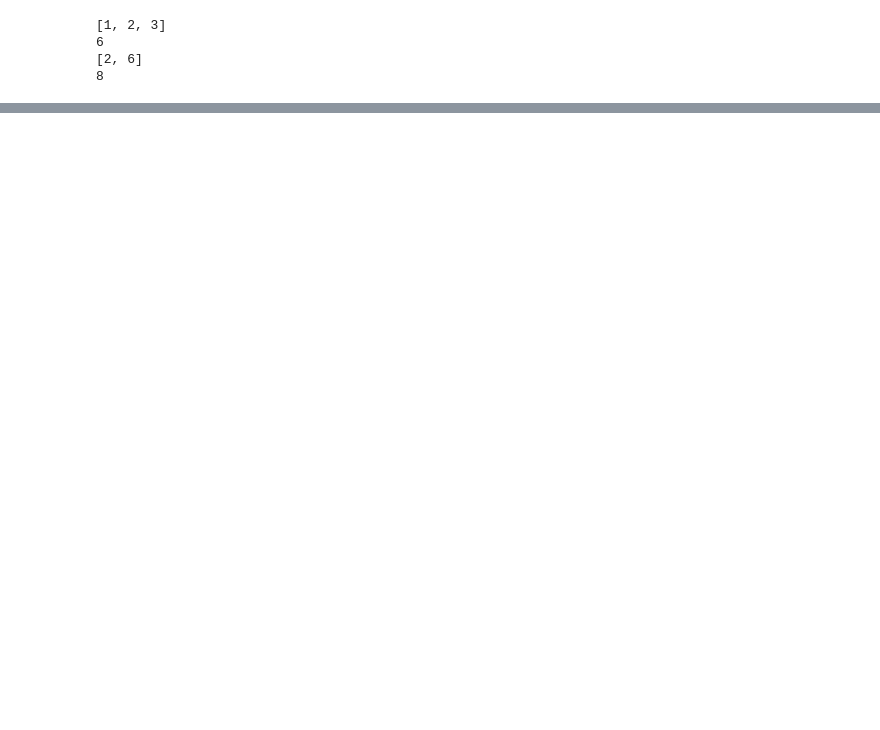
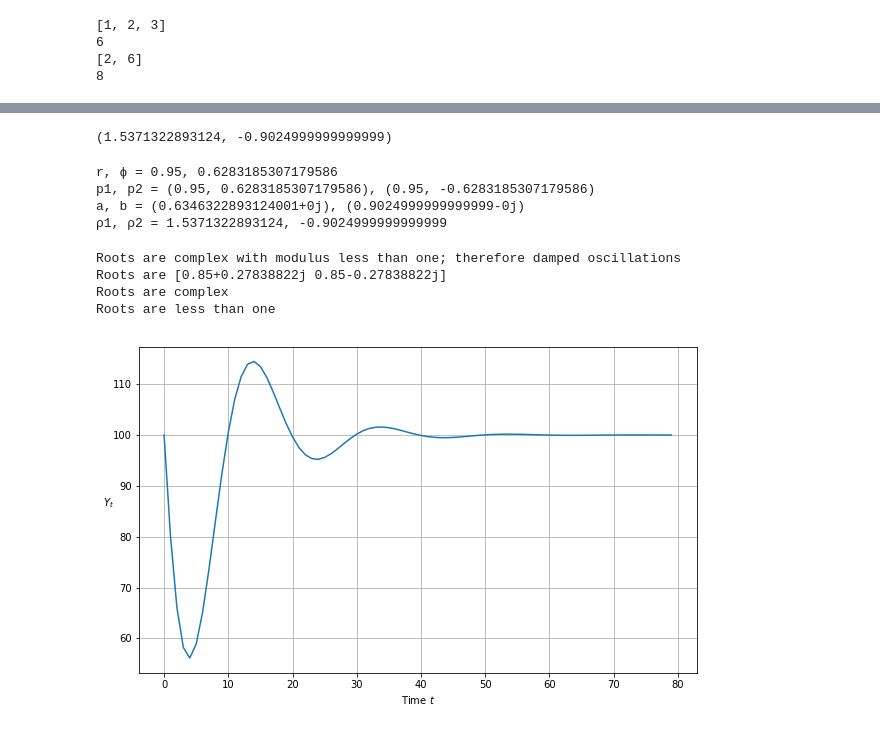
Before and after one commit to PanPip/QuantEcon_Tasks, a Jupyter notebook: Advanced_programming.ipynb, the cells around one changed output, grey strips where cells are left out. Cells and saved outputs as stored; diff of their text form; code cells hidden in the pictures; blank space fills up the shorter version.

```diff
--- a/Advanced_programming.ipynb
+++ b/Advanced_programming.ipynb
@@ -446,0 +663,78 @@ print(P(1))  # Evaluate the differentiated polynomial for the x=1
+# %%
+## Print the real components of ρ1 and ρ2
+
+ρ1 = ρ1.real
+ρ2 = ρ2.real
+
+ρ1, ρ2
+# %% [output]
+(1.5371322893124, -0.9024999999999999)
+# %%
+#Root finding using numpy
+
+r1, r2 = np.roots([1, -ρ1, -ρ2])
+
+p1 = cmath.polar(r1)
+p2 = cmath.polar(r2)
+
+print(f"r, ϕ = {r}, {ϕ}")
+print(f"p1, p2 = {p1}, {p2}")
+# print(f"g1, g2 = {g1}, {g2}")
+
+print(f"a, b = {a}, {b}")
+print(f"ρ1, ρ2 = {ρ1}, {ρ2}")
+# %% [output]
+r, ϕ = 0.95, 0.6283185307179586
+p1, p2 = (0.95, 0.6283185307179586), (0.95, -0.6283185307179586)
+a, b = (0.6346322893124001+0j), (0.9024999999999999-0j)
+ρ1, ρ2 = 1.5371322893124, -0.9024999999999999
+# %%
+##=== This method uses numpy to calculate roots ===#
+
+
+def y_nonstochastic(y_0=100, y_1=80, α=.9, β=.8, γ=10, n=80):
+
+    """ Rather than computing the roots of the characteristic polynomial by hand as we did earlier, this function
+    enlists numpy to do the work for us """
+
+    # Useful constants
+    ρ1 = α + β
+    ρ2 = -β
+
+    categorize_solution(ρ1, ρ2)
+
+    # Find roots of polynomial
+    roots = np.roots([1, -ρ1, -ρ2])
+    print(f'Roots are {roots}')
+
+    # Check if real or complex
+    if all(isinstance(root, complex) for root in roots):
+        print('Roots are complex')
+    else:
+        print('Roots are real')
+
+    # Check if roots are less than one
+    if all(abs(root) < 1 for root in roots):
+        print('Roots are less than one')
+    else:
+        print('Roots are not less than one')
+
+    # Define transition equation
+    def transition(x, t): return ρ1 * x[t - 1] + ρ2 * x[t - 2] + γ
+
+    # Set initial conditions
+    y_t = [y_0, y_1]
+
+    # Generate y_t series
+    for t in range(2, n):
+        y_t.append(transition(y_t, t))
+
+    return y_t
+
+plot_y(y_nonstochastic())
+# %% [output]
+Roots are complex with modulus less than one; therefore damped oscillations
+Roots are [0.85+0.27838822j 0.85-0.27838822j]
+Roots are complex
+Roots are less than one
+[figure, added]
```
Also changed, not shown: parts of 31 cells of this notebook, 1 other file.
